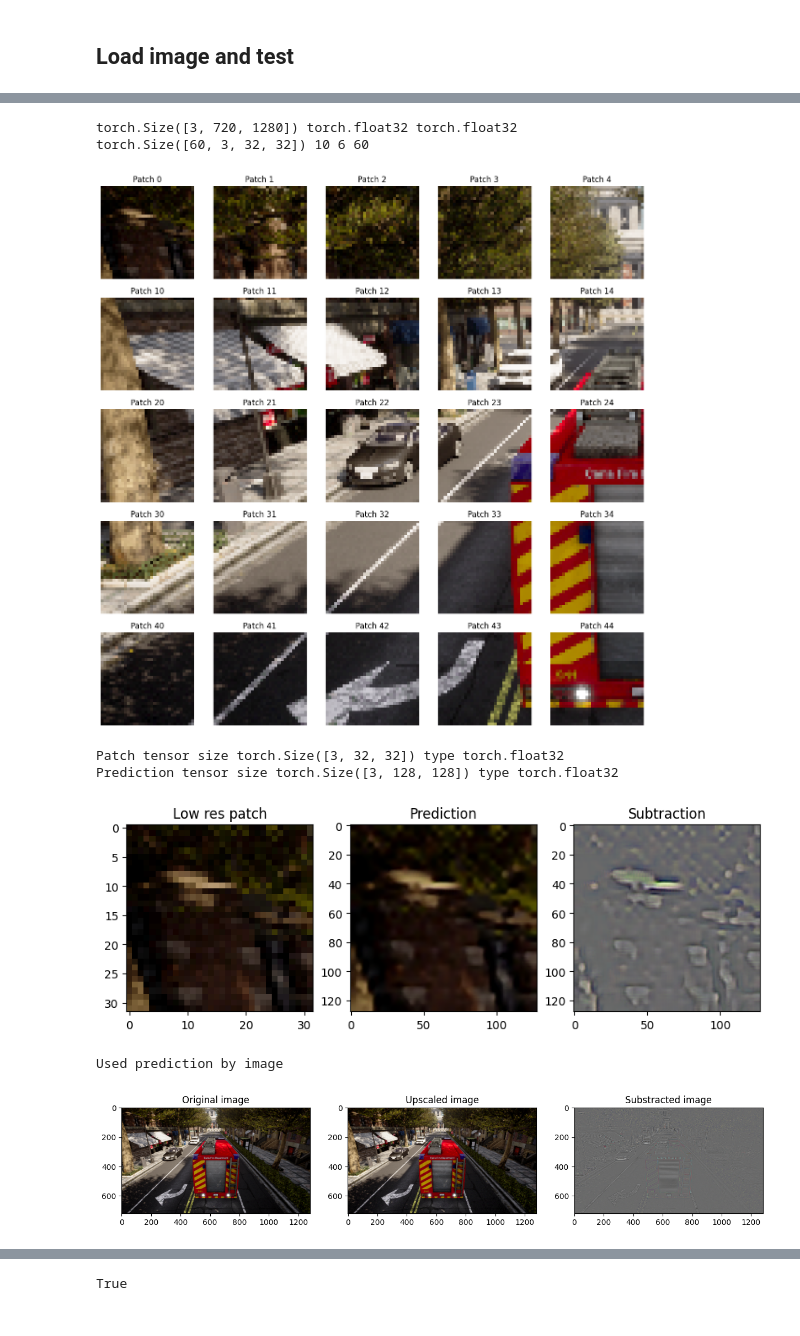
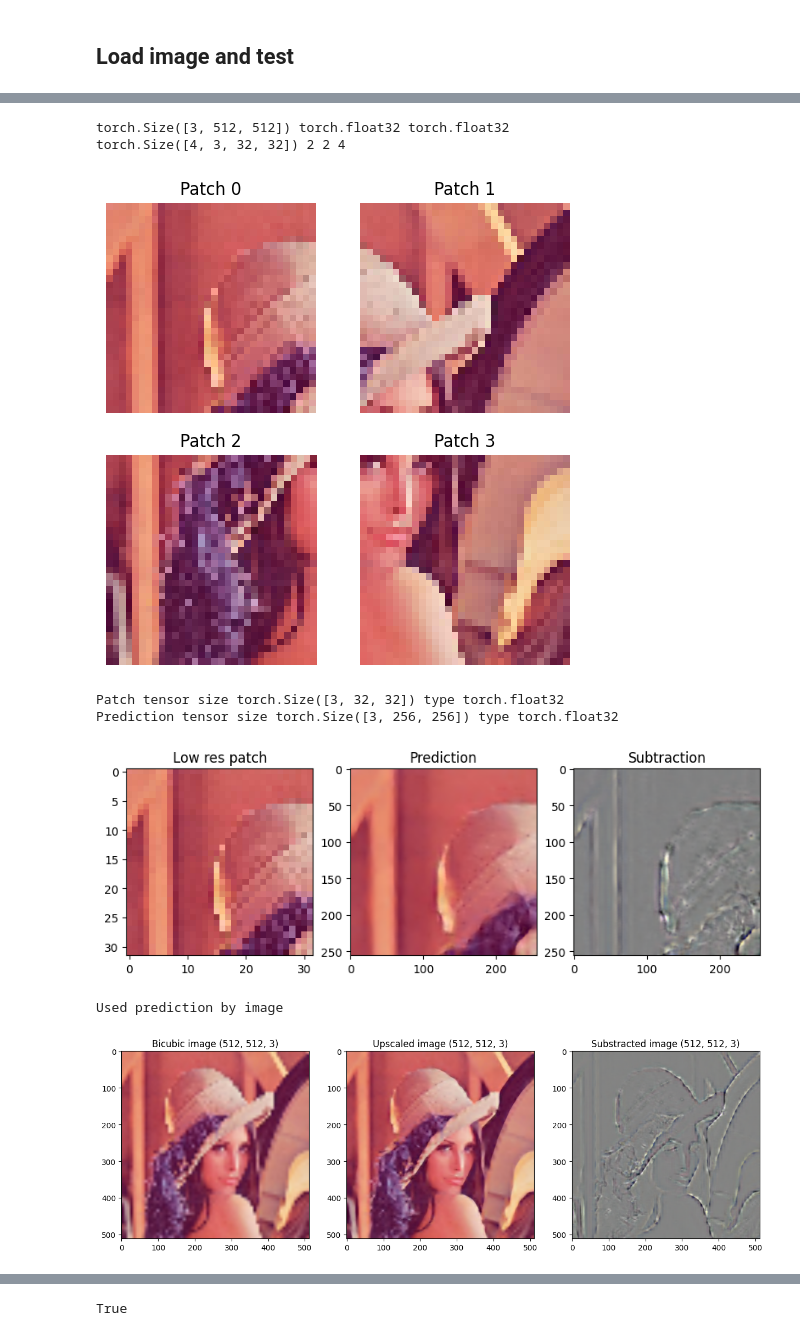
Before and after one commit to MightyCode/Super-Resolution-Project, a Jupyter notebook: test_model_on_image.ipynb, the cells around one changed output, grey strips where cells are left out. Cells and saved outputs as stored; diff of their text form; code cells hidden in the pictures.

```diff
--- a/test_model_on_image.ipynb
+++ b/test_model_on_image.ipynb
@@ -69,16 +41,29 @@ cpu
 # %% [markdown]
 ## Define the model
 # %%
-from src.InitModel import InitModel
+from src.models.InitModel import InitModel
 
 UPSCALE_FACTOR = 4
+PATCH_SIZE = 256
 
-LEARNING_RATE = 1e-3
-BATCH_SIZE = 512
+PATCH_RESIZE_SIZE = PATCH_SIZE // UPSCALE_FACTOR
+
+LEARNING_RATE = 1e-4
+BATCH_SIZE = 256
 USE_PREDICTION_BY_PATCH = False
+
+IMAGE = "example2.png"
 
 NAME = "superresol-upscale-resid"
 PATH = "results/superresol-upscale-resid"
 
-exp = InitModel.create_model(NAME, PATH, {"learningRate": 0.001}, UPSCALE_FACTOR, device)
+NAME = "superresol-upscale-resid-lpips-3"
+PATH = "results/superresol-upscale-resid-lpips3-2-4-8"
+
+"""
+NAME = "superresol-upscale-resid-lpips-1"
+PATH = "results/superresol-upscale-resid-lpips1-2-4-8"""
+
+
+exp = InitModel.create_model(NAME, PATH, {"learningRate": LEARNING_RATE}, UPSCALE_FACTOR, device)
 # %% [output]
@@ -96,7 +87,7 @@ image_transforme = transforms.Compose([
 # %%
 resources_path = "resources"
 
-image_path = os.path.join(resources_path, "example.png")
+image_path = os.path.join(resources_path, IMAGE)
 image = torchUtil.norm_numpy_image(cv2.imread(image_path).astype(np.float32) / 255.0)
 image_size = (image.shape[1], image.shape[0])
 
@@ -108,5 +99,5 @@ new_image_size = (resized_image.shape[1], resized_image.shape[0])
 image_tensor = image_transforme(image).to(device)
 resized_tensor = image_transforme(resized_image).to(device)
 
-PlotUtils.show_high_low_res_images([resized_tensor], [image_tensor], name="Example")
+PlotUtils.show_high_low_res_images([resized_tensor], [image_tensor], upscales=[UPSCALE_FACTOR], name="Example")
 # %% [output]
@@ -114,19 +105,17 @@ PlotUtils.show_high_low_res_images([resized_tensor], [image_tensor], name="Examp
 # %%
-patch_size = 32
-
-num_patch_width = math.ceil(new_image_size[0] / patch_size)
-num_patch_height = math.ceil(new_image_size[1] / patch_size)
+num_patch_width = math.ceil(new_image_size[0] / PATCH_RESIZE_SIZE)
+num_patch_height = math.ceil(new_image_size[1] / PATCH_RESIZE_SIZE)
 
 num_patch_total = num_patch_width * num_patch_height
 
-resized_patches = PatchImageTool.get_patchs_from_image(resized_tensor, patch_size=patch_size)
+resized_patches = PatchImageTool.get_patchs_from_image(resized_tensor, patch_size=PATCH_RESIZE_SIZE)
 
 print(image_tensor.shape, image_tensor.dtype, resized_patches.dtype)
 
 print(resized_patches.shape, num_patch_width, num_patch_height, num_patch_total)
 # %% [output]
-torch.Size([3, 720, 1280]) torch.float32 torch.float32
-torch.Size([60, 3, 32, 32]) 10 6 60
+torch.Size([3, 512, 512]) torch.float32 torch.float32
+torch.Size([4, 3, 32, 32]) 2 2 4
 # %%
 num_cols = min(5, num_patch_width)
 num_rows = min(5, num_patch_height)
@@ -141,7 +130,7 @@ for i in range(num_rows):
         ax[i, j].set_title(f"Patch {i * num_patch_width + j}")
         ax[i, j].axis('off')
 # %% [output]
-[figure, old version]
+[figure, new version]
 # %%
 from torchvision.transforms.v2 import Resize
 
@@ -165,7 +154,7 @@ with torch.no_grad():
 
     print("Prediction tensor size", prediction.shape, "type", prediction.dtype)
 
-    bilinear = resize_tensor_to_numpy(patch, (patch_size * UPSCALE_FACTOR, patch_size * UPSCALE_FACTOR))
+    bilinear = resize_tensor_to_numpy(patch, (PATCH_SIZE, PATCH_SIZE))
 
     subtraction = torchUtil.norm_numpy_image(torchUtil.tensor_to_numpy(prediction) - bilinear)
 
@@ -182,8 +171,8 @@ ax[2].set_title(f"Subtraction")
 plt.show()
 # %% [output]
 Patch tensor size torch.Size([3, 32, 32]) type torch.float32
-Prediction tensor size torch.Size([3, 128, 128]) type torch.float32
+Prediction tensor size torch.Size([3, 256, 256]) type torch.float32
-[figure, old version]
+[figure, new version]
 # %%
 # Use image
 #image_upscaled_torch = prediction
@@ -194,7 +183,7 @@ if USE_PREDICTION_BY_PATCH:
     image_upscaled_torch = PatchImageTool.predict_image_from_image_patches(
                         exp, image_size, resized_patches,
                         device,
-                        patch_size=patch_size, upscale_factor=UPSCALE_FACTOR)
+                        patch_size=PATCH_RESIZE_SIZE, upscale_factor=UPSCALE_FACTOR)
     print("Used prediction by patch")
 else :
     image_upscaled_torch = exp.net(resized_tensor.unsqueeze(0)).squeeze(0)
@@ -209,26 +198,26 @@ upscaled_image = torchUtil.numpy_to_image(upscaled_numpy)
 bicubic_numpy = resize_tensor_to_numpy(resized_tensor, (image_size[1], image_size[0]))
 bicubic_image = torchUtil.numpy_to_image(bicubic_numpy)
 
-substract_numpy = torchUtil.norm_numpy_image(image_numpy - bicubic_numpy)
+substract_numpy = torchUtil.norm_numpy_image(bicubic_numpy - upscaled_numpy)
 substract_image = torchUtil.numpy_to_image(substract_numpy)
 # %% [output]
 Used prediction by image
 # %%
 # Show the original image, the predicted and the substracted image
 
 fig, ax = plt.subplots(1, 3, figsize=(15, 15))
-ax[0].imshow(image_to_show)
-ax[0].set_title(f"Original image")
+ax[0].imshow(bicubic_image)
+ax[0].set_title(f"Bicubic image {bicubic_image.shape}")
 
 ax[1].imshow(upscaled_image)
-ax[1].set_title(f"Upscaled image")
+ax[1].set_title(f"Upscaled image {upscaled_image.shape}")
 
 ax[2].imshow(substract_image, vmin=substract_numpy.min(), vmax=substract_numpy.max())
-ax[2].set_title(f"Substracted image")
+ax[2].set_title(f"Substracted image {substract_image.shape}")
 
 plt.show()
 # %% [output]
-[figure, old version]
+[figure, new version]
 # %%
 # Compute PSNR and SSIM
 psnr = metrics.peak_signal_noise_ratio(torchUtil.tensor_to_numpy(image_tensor), torchUtil.tensor_to_numpy(image_upscaled_torch))
```
Also changed, not shown: parts of 4 cells of this notebook, 1 other file.
